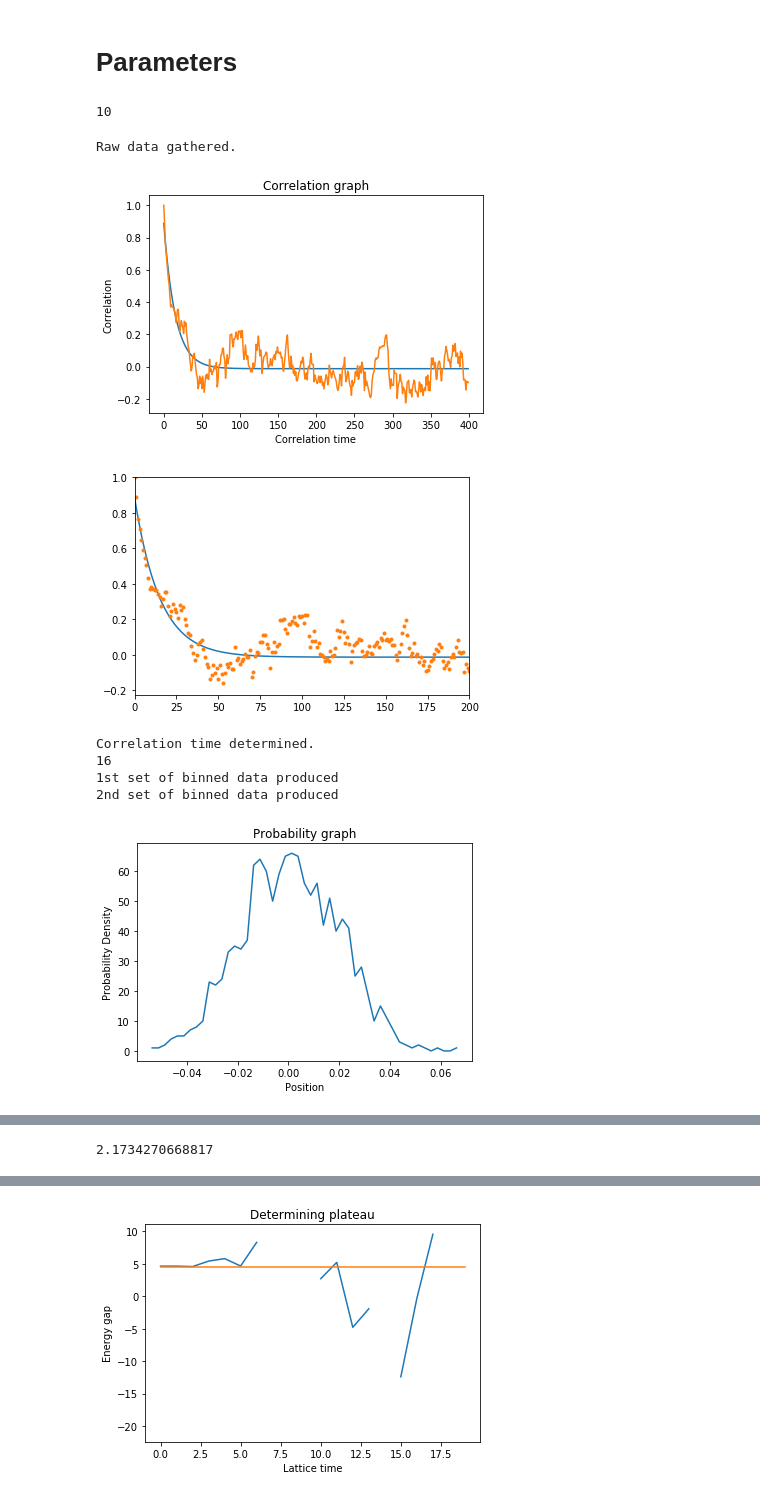
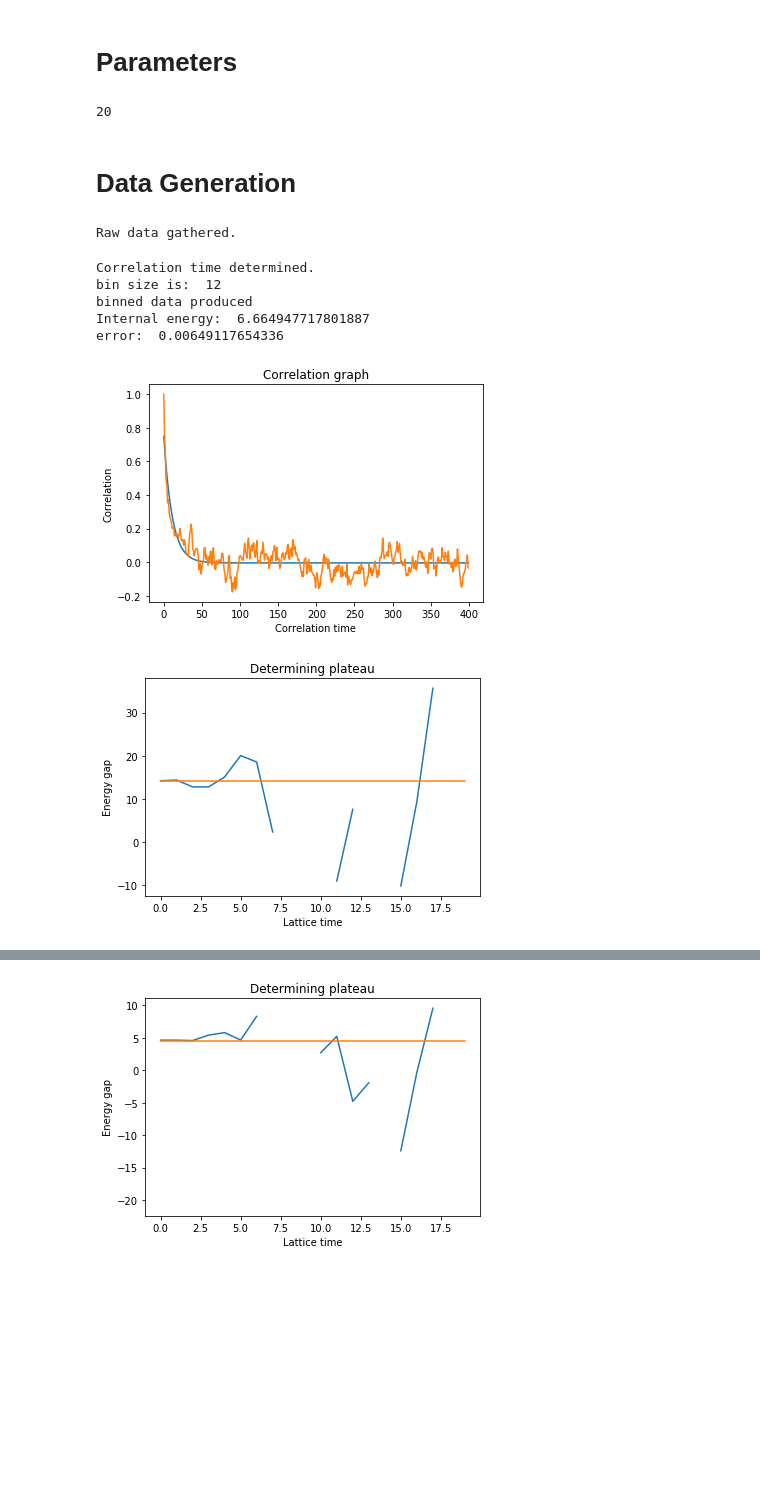
Before and after one commit to willrobs/ph353a3, a Jupyter notebook: Metropolis Algorithm-Copy1.ipynb, the cells around one changed output, grey strips where cells are left out. Saved outputs shown, nothing was run; the diff lists cells and outputs as text; code cells hidden in the pictures; blank space fills up the shorter version.

```diff
--- a/Metropolis Algorithm-Copy1.ipynb
+++ b/Metropolis Algorithm-Copy1.ipynb
@@ -580,13 +587,13 @@ def reweighting(spring_const,mass,lattice_spacing,num_config,num_lat_points,raw_
 # %% [markdown]
 # Parameters
 # %%
-mu=10 #### spring constant
+mu=20 #### spring constant
 print(mu)
-m=5 #### mass
-a=0.1 #### lattice spacing
-num_iterations=20000
+m=2 #### mass
+a=0.05 #### lattice spacing
+num_iterations=50000
 lat_points=int(20/a)
-d_volume = 0.005 #### infinitesimal volume for probability density
+d_volume = 0.025 #### infinitesimal volume for probability density
 
 #niter=int(10/a)
 tniter=2000 #### Number of iterations used in running thermalization function
@@ -595,32 +602,37 @@ step=0.3 #### metropolis step
 c1=m/a
 c2=(a*(mu**2))/2
 
-ttime=500 #### thermalization time to be used in run
+ttime=1000 #### thermalization time to be used in run
 corrt = 400 #### correlation time
 num_boot_samples=20 #### number of bootstrap samples
 
 ####reweighting
-mass_prime=5.1
-spring_const_prime=9.9
+mass_prime=2.2
+spring_const_prime=4.8
 # %% [output]
-10
+20
+# %% [markdown]
+# Data Generation
+# %%
+data(mu,m,a,num_iterations,lat_points) #### spring_const,mass,lattice_spacing,num_config,num_lat_points
+# %% [output]
+Raw data gathered.
 # %%
-data(mu,m,a,num_iterations,lat_points) #### spring_const,mass,lattice_spacing,num_config,num_lat_points
-
 results=corr(mu,m,a,num_iterations,lat_points) #### spring_const,mass,lattice_spacing,num_config,num_lat_points
 bin_size=int(1/results[0][1] + 1)
-print(bin_size)
+print('bin size is: ',bin_size)
 
-binning(mu,m,a,num_iterations,lat_points,bin_size,d_volume,results[2])
+binning(mu,m,a,num_iterations,lat_points,bin_size,results[2])
 #### spring_const,mass,lattice_spacing,num_config,num_lat_points,size_of_bin,raw_data,d_volume
 
-data1=calc(mu,m,a,num_iterations,lat_points) ####spring_const,mass,lattice_spacing,num_config,num_lat_points
+bootstrap(mu,m,a,num_iterations,lat_points,num_boot_samples)
+
+datai=excite(num_iterations,lat_points,results[2],a,m,mu)
 # %% [output]
-Raw data gathered.
+Correlation time determined.
+bin size is:  12
+binned data produced
+Internal energy:  6.664947717801887
+error:  0.00649117654336
-[figure, old version]
+[figure, new version]
-[figure, old version]
+[figure, new version]
-Correlation time determined.
-16
-1st set of binned data produced
-2nd set of binned data produced
-[figure, removed]
@@ -628 +638,0 @@ Correlation time determined.
-2.1734270668817
```
Also changed, not shown: parts of 12 cells of this notebook.
